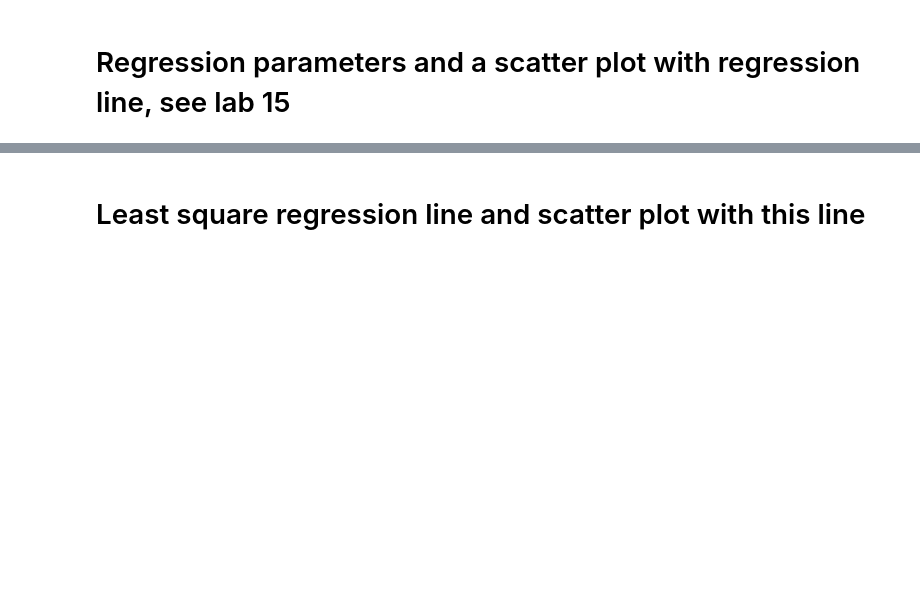
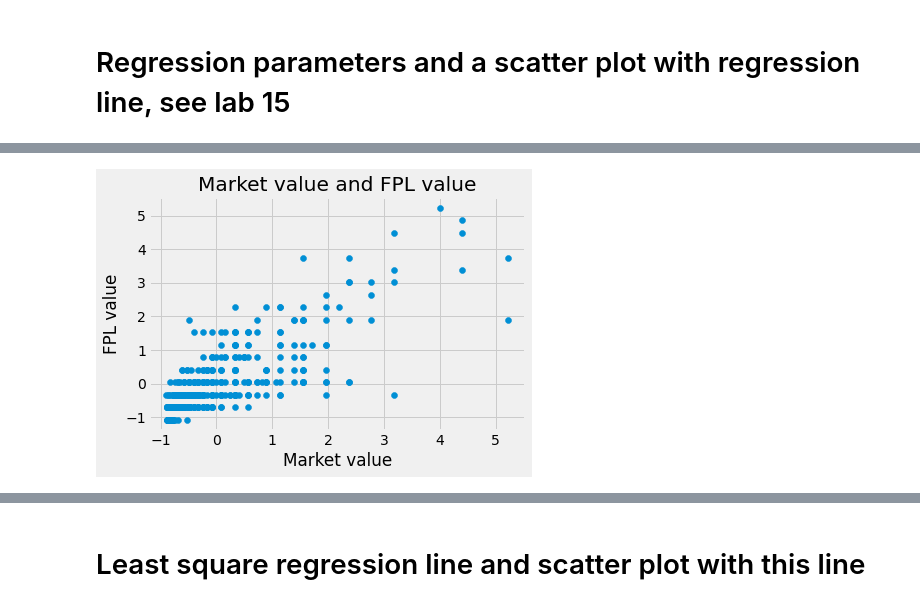
Before and after one commit to Sanzv/epl-players, a Jupyter notebook: final-project.ipynb, the cells around one changed output, grey strips where cells are left out. Drawn from its saved outputs; the diff is of its cells as text; code cells hidden in the pictures; blank space fills up the shorter version.

```diff
--- a/final-project.ipynb
+++ b/final-project.ipynb
@@ -304,0 +480,4 @@ Define a generic function that can be used to explore the corellation between an
+# %%
+plot_scatter(market_value_su, fpl_value_su, "Market value and FPL value", "Market value", "FPL value")
+# %% [output]
+[figure, added]
```
Also changed, not shown: parts of 39 cells of this notebook.
